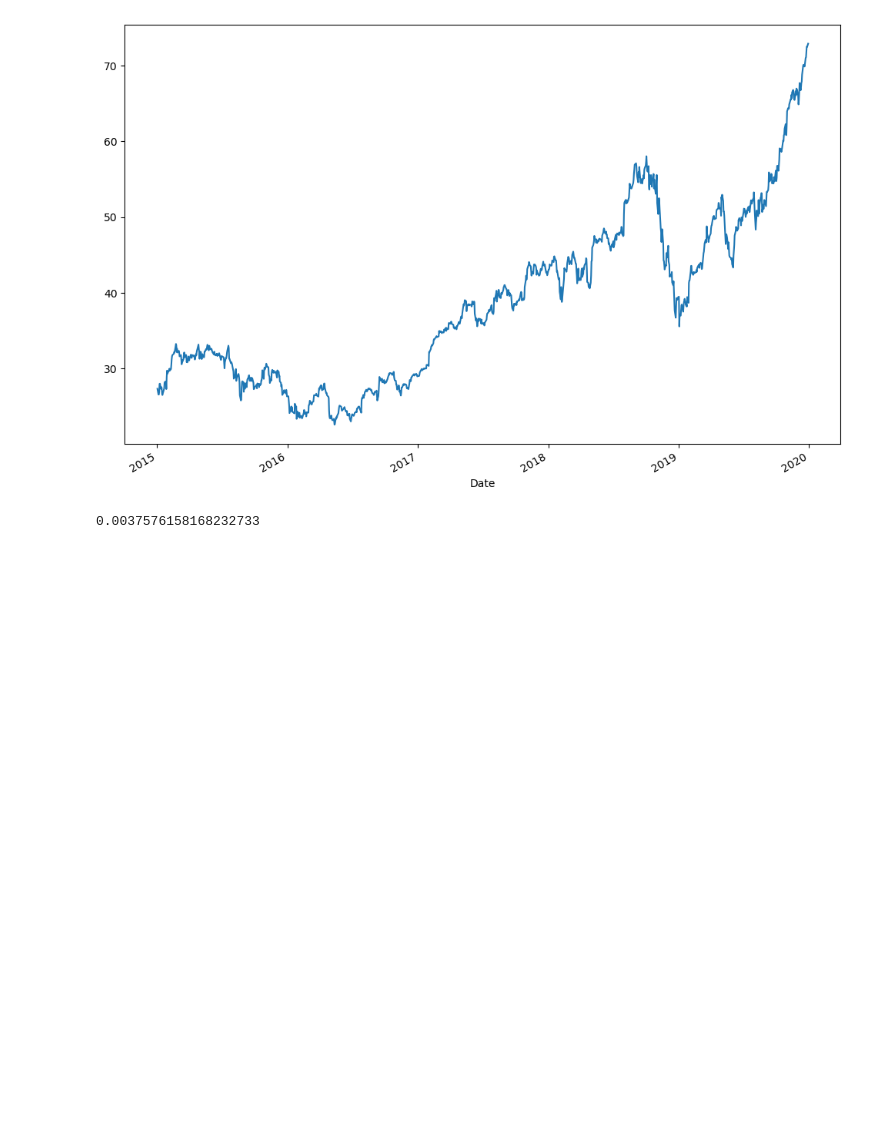
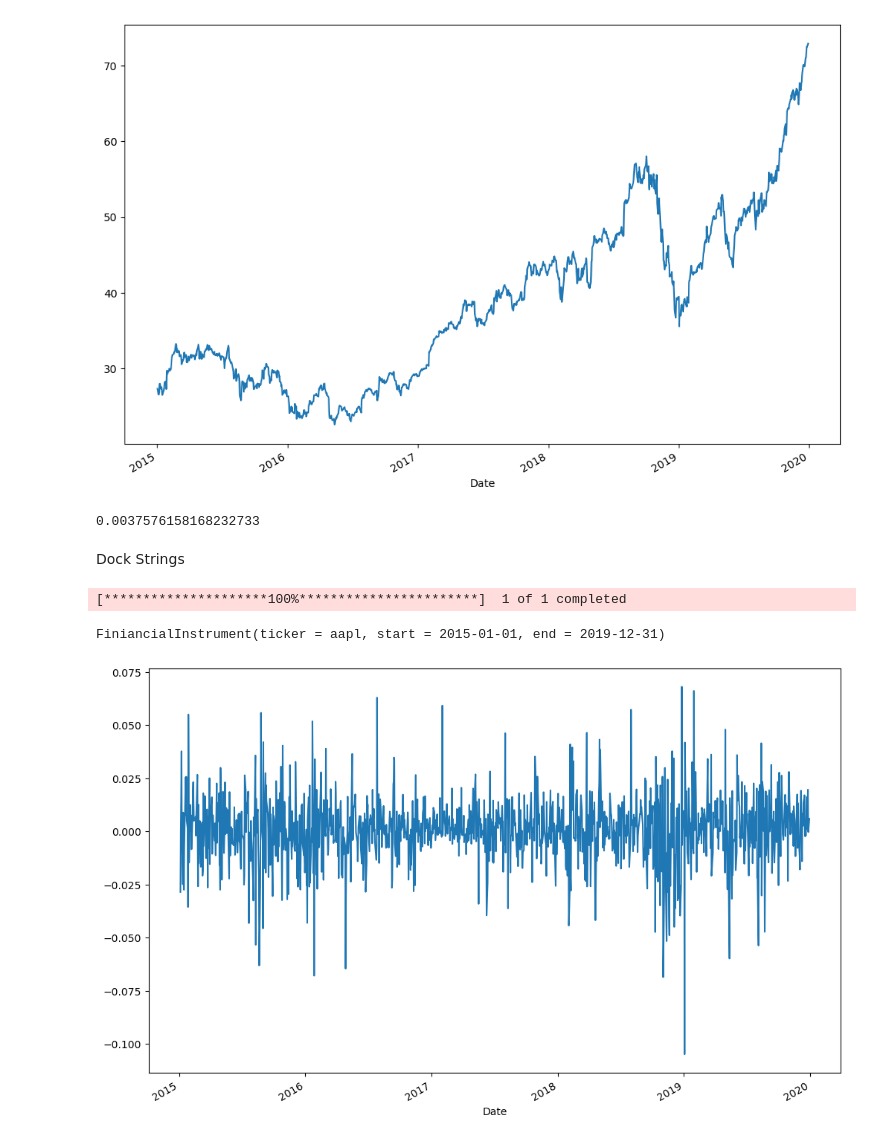
Before and after one commit to apasvenskas/Python-practice-with-financial-data, a Jupyter notebook: OOP/Inheritance&Super.ipynb, the cells around one changed output. Cells and saved outputs as stored; diff of their text form; code cells hidden in the pictures; blank space fills up the shorter version.

```diff
--- a/OOP/Inheritance&Super.ipynb
+++ b/OOP/Inheritance&Super.ipynb
@@ -131,3 +144,5 @@ stock.plot_prices()
 stock.mean_return()
 # %% [output]
 0.0037576158168232733
+# %% [markdown]
+Dock Strings
@@ -133,0 +208,12 @@ stock.mean_return()
+# %%
+stock = FiniancialInstrumentBase("aapl", "2015-01-01", "2019-12-31")
+# %% [output]
+[*********************100%***********************]  1 of 1 completed
+# %%
+stock
+# %% [output]
+FiniancialInstrument(ticker = aapl, start = 2015-01-01, end = 2019-12-31)
+# %%
+stock.plot_returns()
+# %% [output]
+[figure, added]
```
Also changed, not shown: parts of 3 cells of this notebook.
